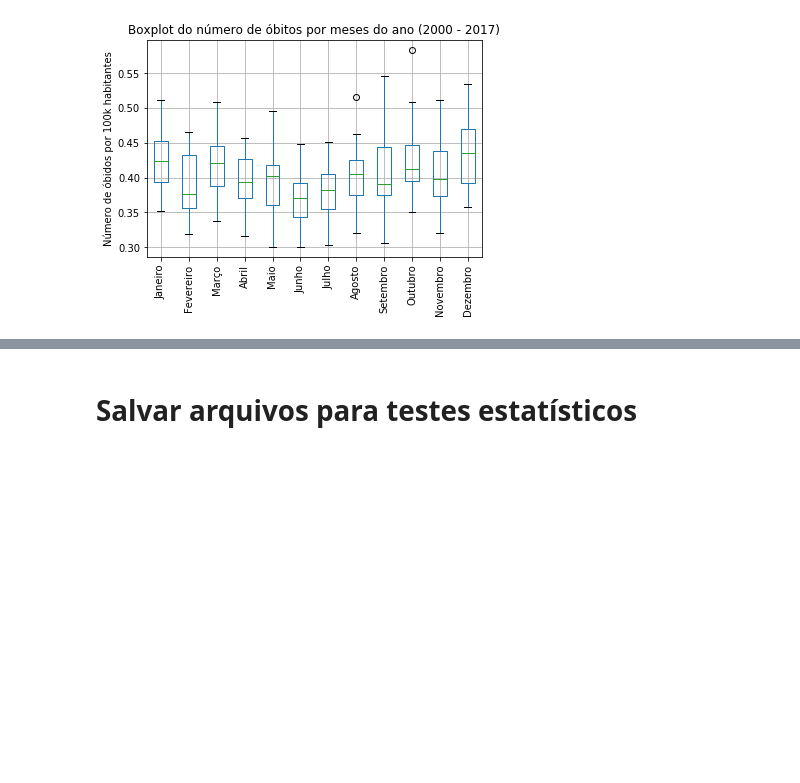
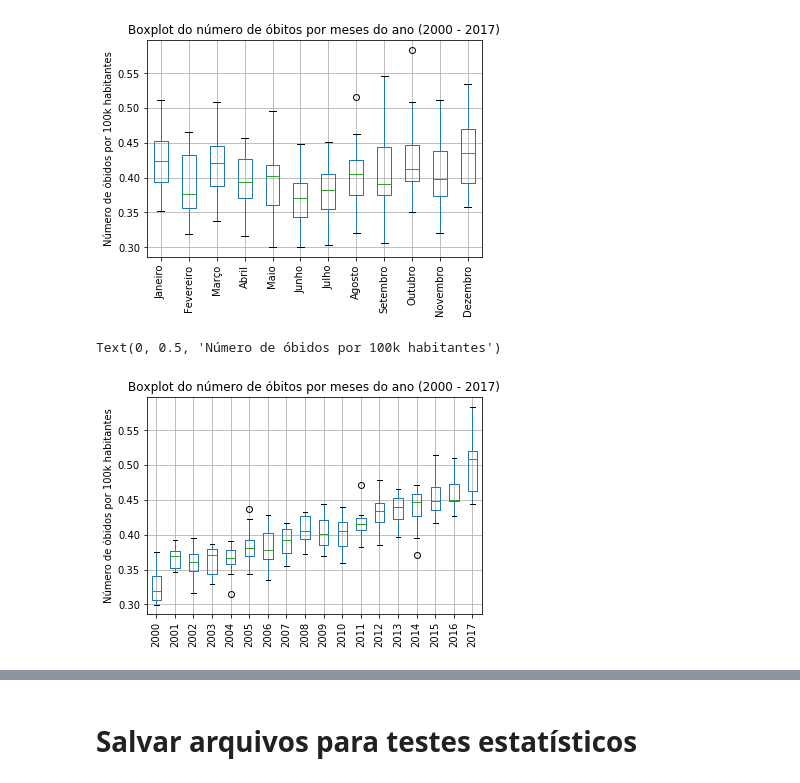
Before and after one commit to jamissonfreitas/IN1119, a Jupyter notebook: analise_mes_ano.ipynb, the cells around one changed output, grey strips where cells are left out. Cells and saved outputs as stored; diff of their text form; code cells hidden in the pictures; blank space fills up the shorter version.

```diff
--- a/analise_mes_ano.ipynb
+++ b/analise_mes_ano.ipynb
@@ -150,3 +150,10 @@ ax.set_ylabel('Número de óbidos por 100k habitantes')
 # %% [output]
 Text(0, 0.5, 'Número de óbidos por 100k habitantes')
 [figure]
+# %%
+ax = df_obitos_normalizado.T.boxplot(rot=90)
+ax.set_title('Boxplot do número de óbitos por meses do ano (2000 - 2017)')
+ax.set_ylabel('Número de óbidos por 100k habitantes')
+# %% [output]
+Text(0, 0.5, 'Número de óbidos por 100k habitantes')
+[figure, added]
```
Also changed, not shown: parts of 7 cells of this notebook.
